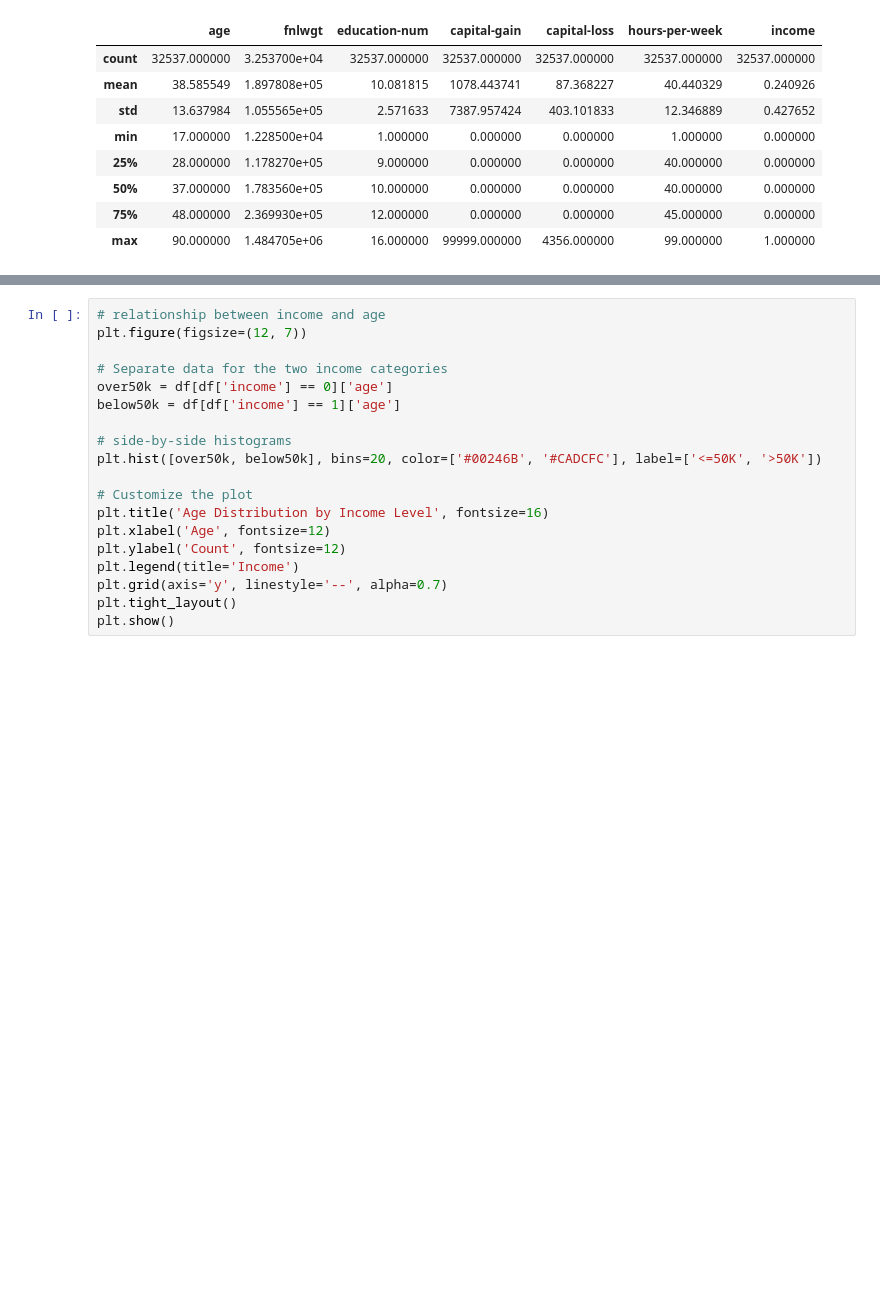
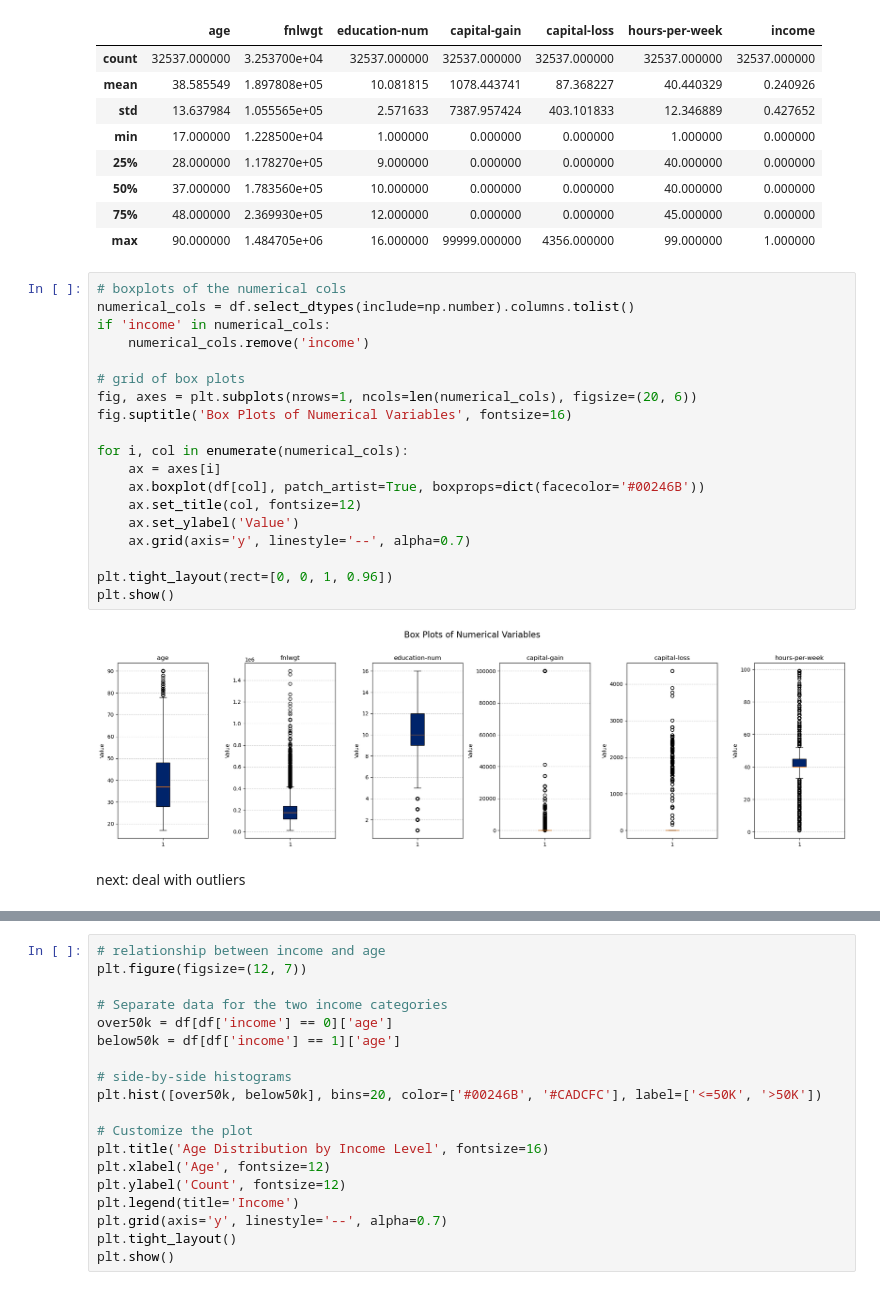
Before and after one commit to jnn-mllr/AML---final-project, a Jupyter notebook: notebooks/main.ipynb, the cells around one changed output, grey strips where cells are left out. Cells and saved outputs as stored; diff of their text form; blank space fills up the shorter version.

```diff
--- a/notebooks/main.ipynb
+++ b/notebooks/main.ipynb
@@ -142,6 +155,29 @@ df.describe()
 | 50% | 37.000000 | 1.783560e+05 | 10.000000 | 0.000000 | 0.000000 | 40.000000 | 0.000000 |
 | 75% | 48.000000 | 2.369930e+05 | 12.000000 | 0.000000 | 0.000000 | 45.000000 | 0.000000 |
 | max | 90.000000 | 1.484705e+06 | 16.000000 | 99999.000000 | 4356.000000 | 99.000000 | 1.000000 |
+# %%
+# boxplots of the numerical cols
+numerical_cols = df.select_dtypes(include=np.number).columns.tolist()
+if 'income' in numerical_cols:
+    numerical_cols.remove('income')
+
+# grid of box plots
+fig, axes = plt.subplots(nrows=1, ncols=len(numerical_cols), figsize=(20, 6))
+fig.suptitle('Box Plots of Numerical Variables', fontsize=16)
+
+for i, col in enumerate(numerical_cols):
+    ax = axes[i]
+    ax.boxplot(df[col], patch_artist=True, boxprops=dict(facecolor='#00246B'))
+    ax.set_title(col, fontsize=12)
+    ax.set_ylabel('Value')
+    ax.grid(axis='y', linestyle='--', alpha=0.7)
+
+plt.tight_layout(rect=[0, 0, 1, 0.96])
+plt.show()
+# %% [output]
+[figure, added]
+# %% [markdown]
+ next: deal with outliers
 # %%
 # distribution of the target variable
 plt.figure(figsize=(7, 5))
```
Also changed, not shown: parts of 15 cells of this notebook, 3 other files.
